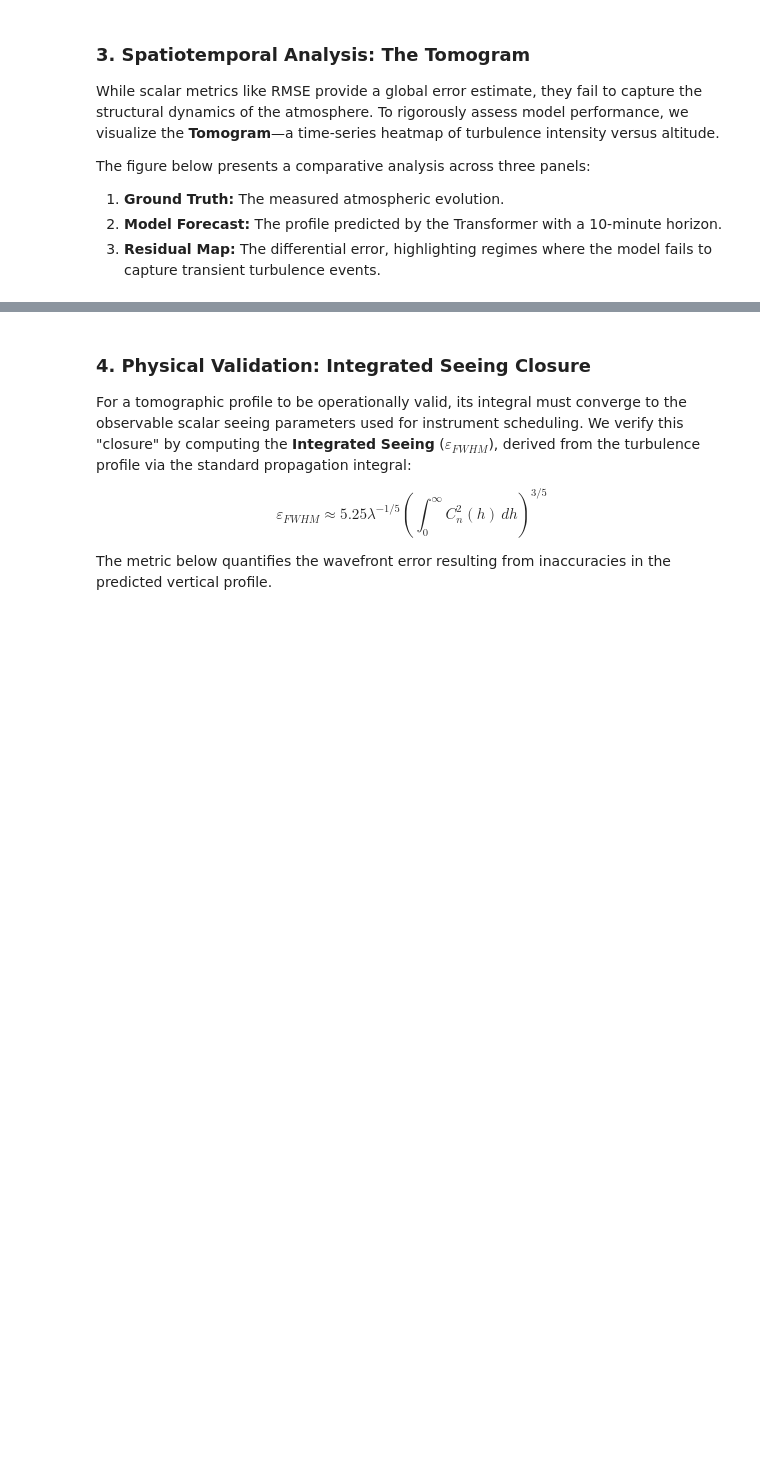
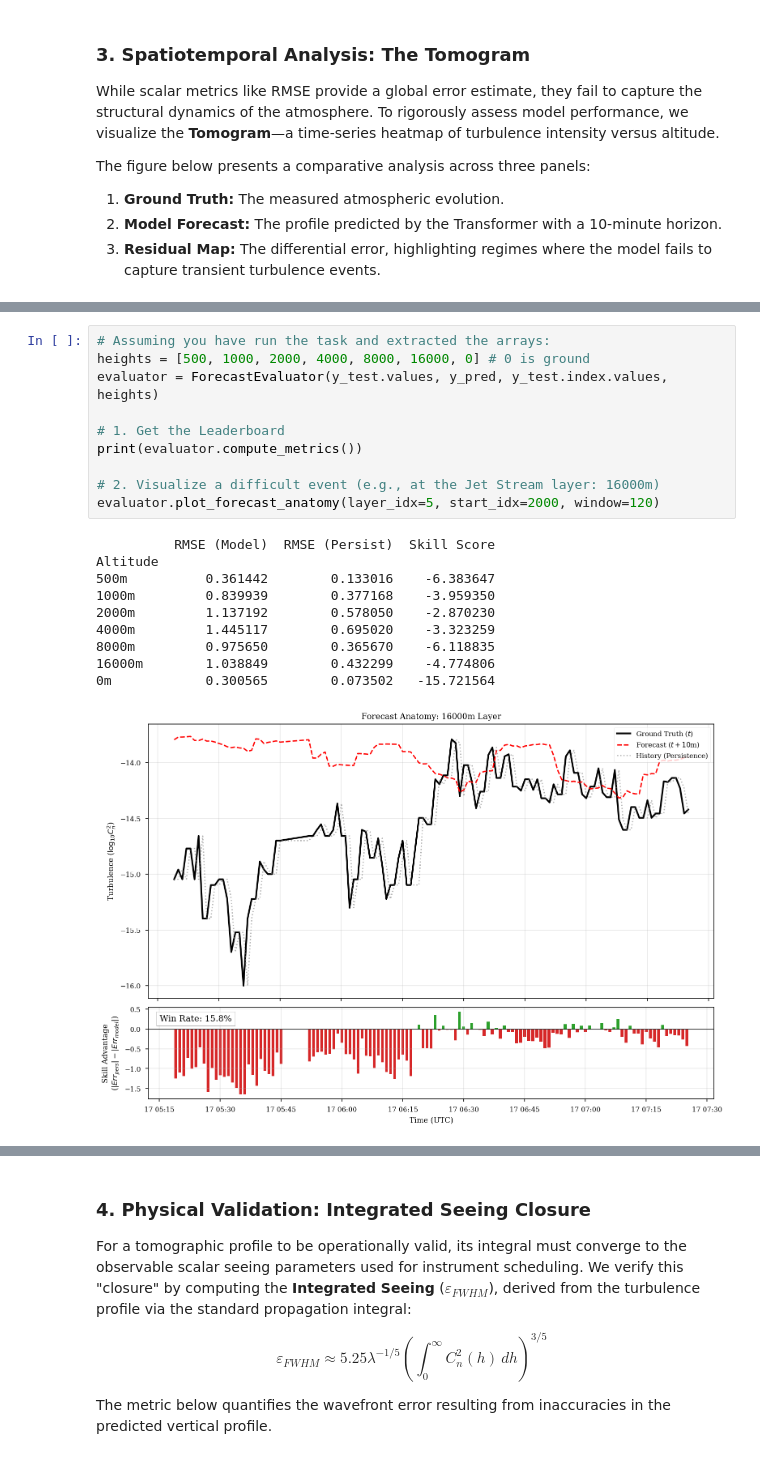
Before and after one commit to CDJellen/otbench, a Jupyter notebook: notebooks/forecasting/paranal_tomographic_forecasting.ipynb, the cells around one changed output, grey strips where cells are left out. Drawn from its saved outputs; the diff is of its cells as text; blank space fills up the shorter version.

```diff
--- a/notebooks/forecasting/paranal_tomographic_forecasting.ipynb
+++ b/notebooks/forecasting/paranal_tomographic_forecasting.ipynb
@@ -131,0 +705,21 @@ dataloader created with length 109042.
+# %%
+# Assuming you have run the task and extracted the arrays:
+heights = [500, 1000, 2000, 4000, 8000, 16000, 0] # 0 is ground
+evaluator = ForecastEvaluator(y_test.values, y_pred, y_test.index.values, heights)
+
+# 1. Get the Leaderboard
+print(evaluator.compute_metrics())
+
+# 2. Visualize a difficult event (e.g., at the Jet Stream layer: 16000m)
+evaluator.plot_forecast_anatomy(layer_idx=5, start_idx=2000, window=120)
+# %% [output]
+          RMSE (Model)  RMSE (Persist)  Skill Score
+Altitude
+500m          0.361442        0.133016    -6.383647
+1000m         0.839939        0.377168    -3.959350
+2000m         1.137192        0.578050    -2.870230
+4000m         1.445117        0.695020    -3.323259
+8000m         0.975650        0.365670    -6.118835
+16000m        1.038849        0.432299    -4.774806
+0m            0.300565        0.073502   -15.721564
+[figure, added]
```
Also changed, not shown: parts of 23 cells of this notebook, 30 other files.
